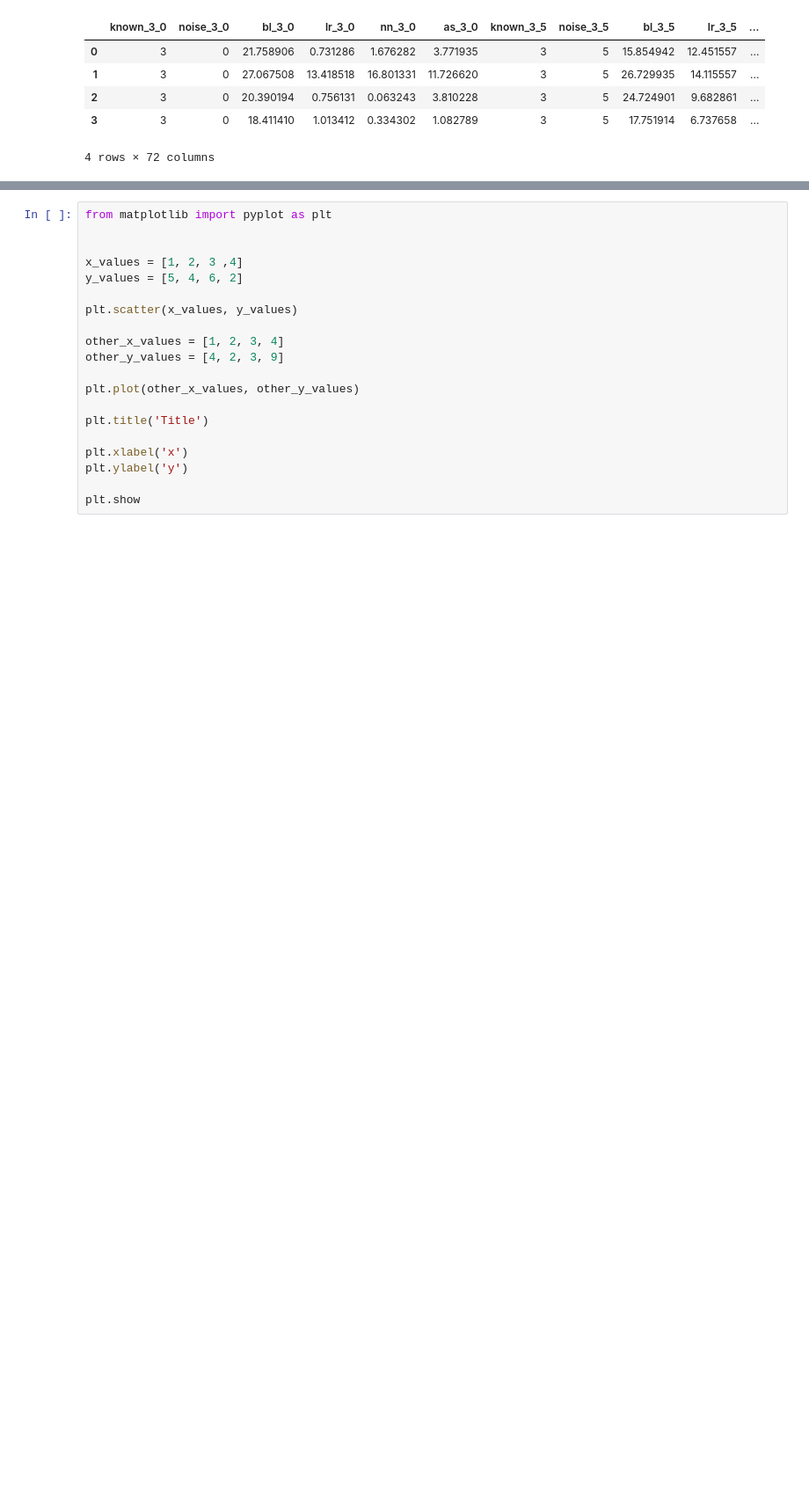
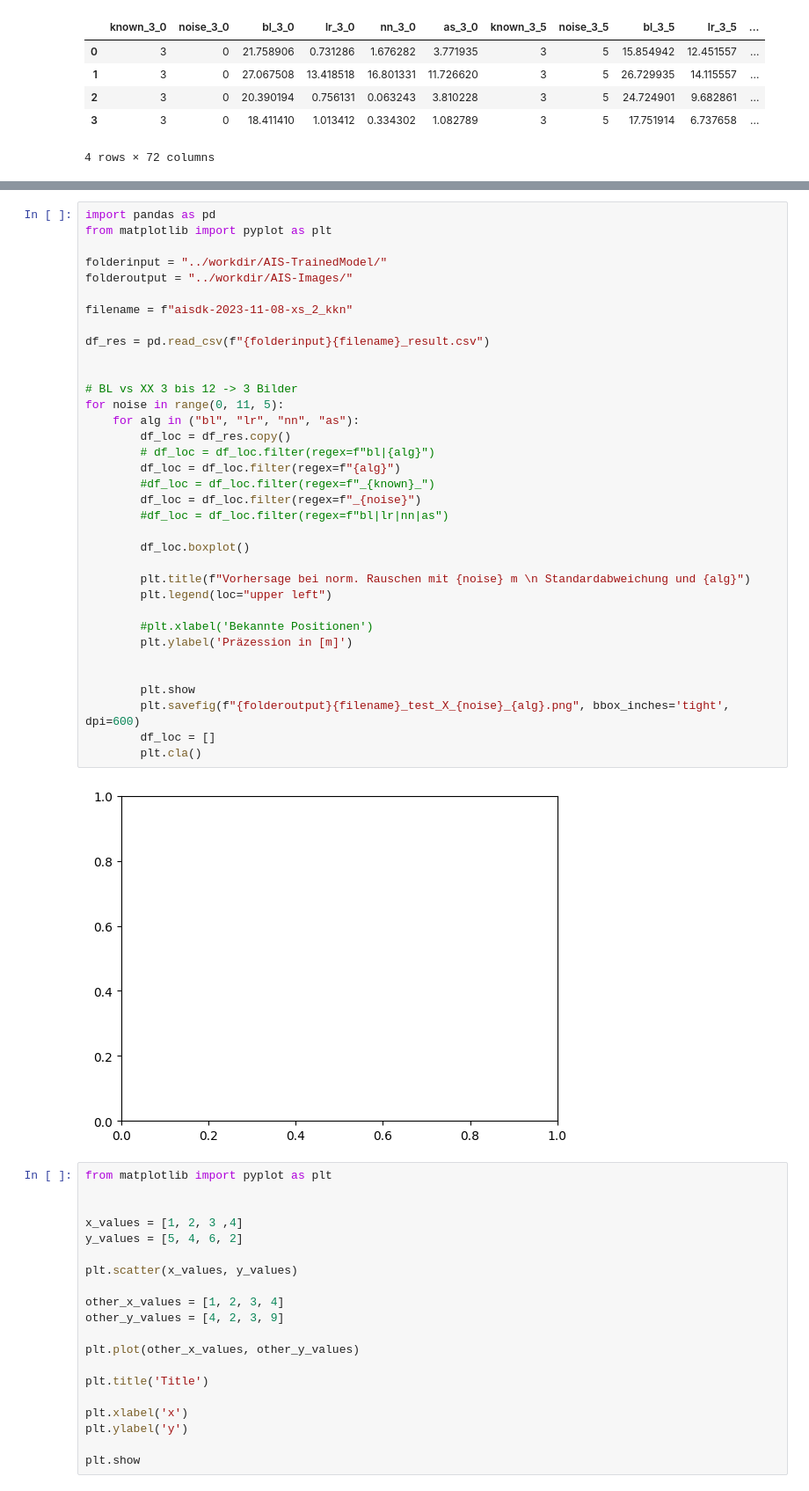
Before and after one commit to SeseRau/py-ma-git, a Jupyter notebook: notebooks/Analyse.ipynb, the cells around one changed output, grey strips where cells are left out. Shown at 88% size. Saved outputs shown, nothing was run; the diff lists cells and outputs as text; blank space fills up the shorter version.

Commit message:
Graphen! 1

```diff
--- a/notebooks/Analyse.ipynb
+++ b/notebooks/Analyse.ipynb
@@ -112,3 +189,40 @@ plt.show
+# %%
+import pandas as pd
+from matplotlib import pyplot as plt
+
+folderinput = "../workdir/AIS-TrainedModel/"
+folderoutput = "../workdir/AIS-Images/"
+
+filename = f"aisdk-2023-11-08-xs_2_kkn"
+
+df_res = pd.read_csv(f"{folderinput}{filename}_result.csv")
+
+
+# BL vs XX 3 bis 12 -> 3 Bilder
+for noise in range(0, 11, 5):
+    for alg in ("bl", "lr", "nn", "as"):
+        df_loc = df_res.copy()
+        # df_loc = df_loc.filter(regex=f"bl|{alg}")
+        df_loc = df_loc.filter(regex=f"{alg}")
+        #df_loc = df_loc.filter(regex=f"_{known}_")
+        df_loc = df_loc.filter(regex=f"_{noise}")
+        #df_loc = df_loc.filter(regex=f"bl|lr|nn|as")
+
+        df_loc.boxplot()
+
+        plt.title(f"Vorhersage bei norm. Rauschen mit {noise} m \n Standardabweichung und {alg}")
+        plt.legend(loc="upper left")
+
+        #plt.xlabel('Bekannte Positionen')
+        plt.ylabel('Präzession in [m]')
+
+
+        plt.show
+        plt.savefig(f"{folderoutput}{filename}_test_X_{noise}_{alg}.png", bbox_inches='tight', dpi=600)
+        df_loc = []
+        plt.cla()
+# %% [output]
+[figure, added]
 # %%
 from matplotlib import pyplot as plt
 
```
Also changed, not shown: parts of 4 cells of this notebook, 2 other files.
